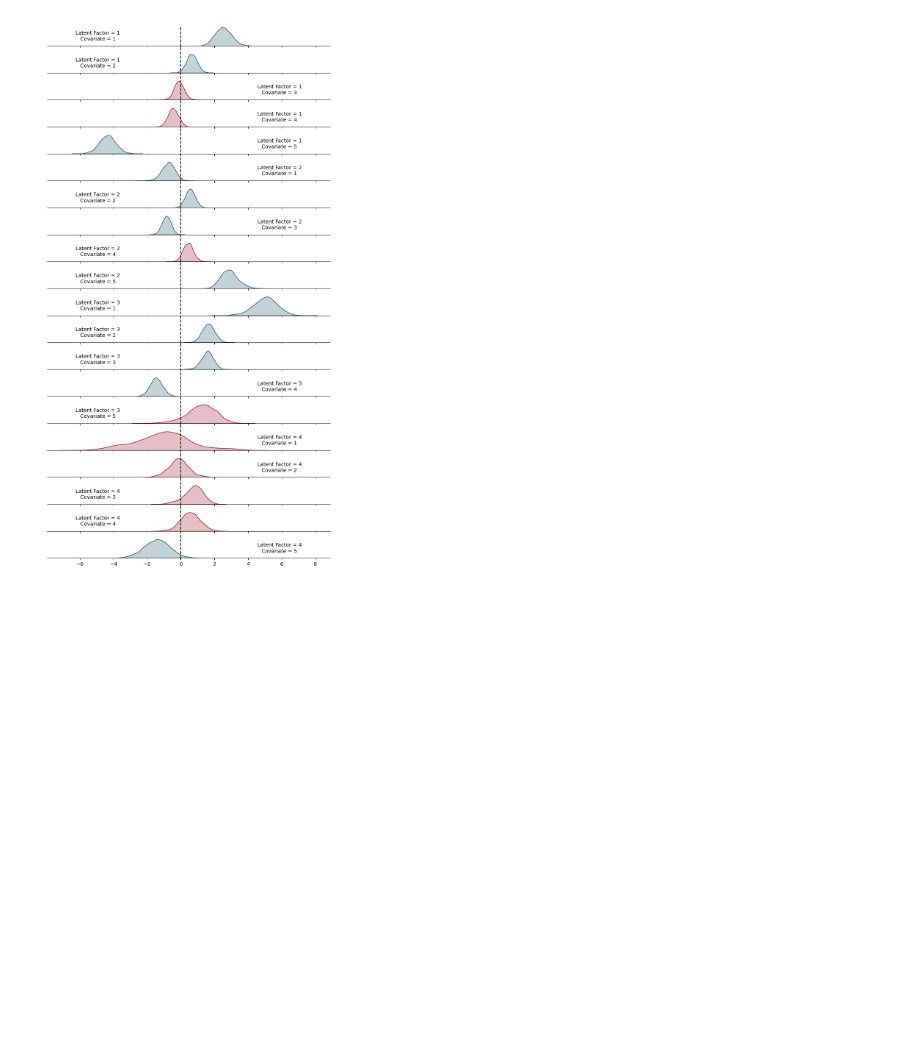
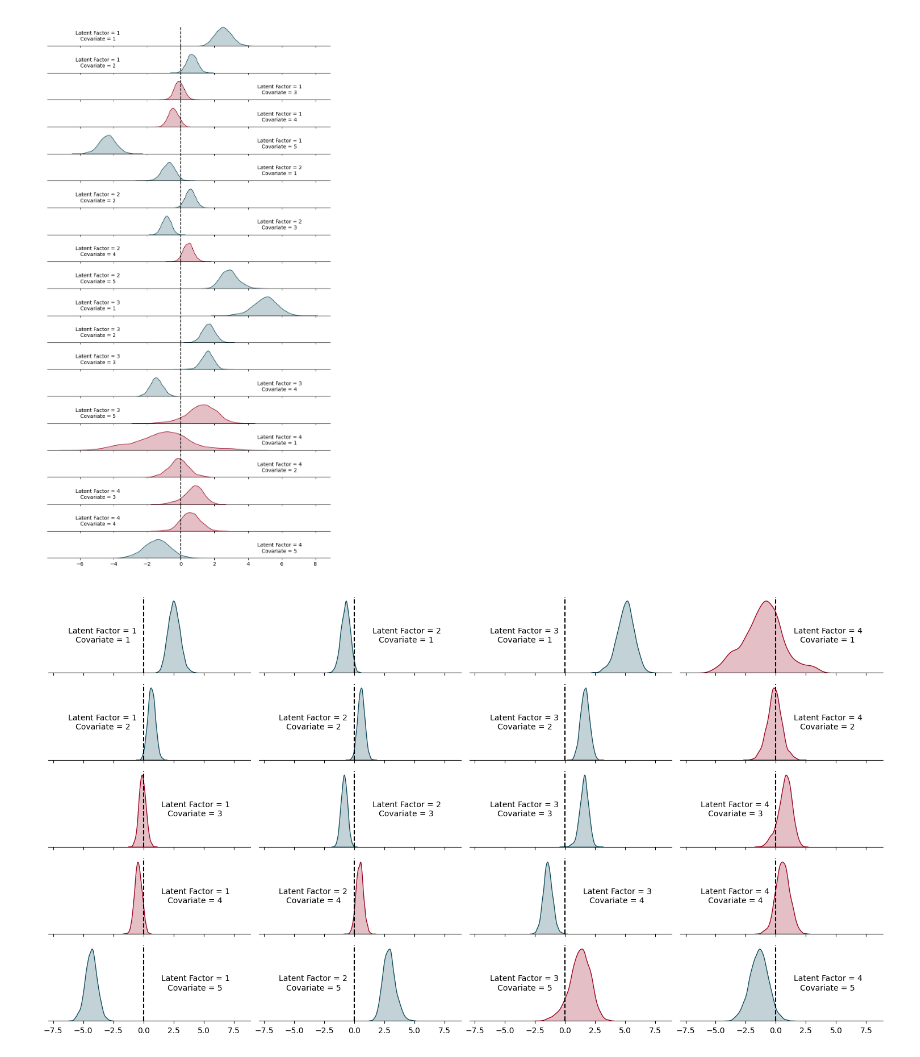
Before and after one commit to Addicted2BayesianEpistemology/bayesian_multitarget_latent_factors, a Jupyter notebook: examples/01_bspline_generated_example.ipynb, the cells around one changed output. Saved outputs shown, nothing was run; the diff lists cells and outputs as text; code cells hidden in the pictures; blank space fills up the shorter version.

```diff
--- a/examples/01_bspline_generated_example.ipynb
+++ b/examples/01_bspline_generated_example.ipynb
@@ -757,2 +136,6 @@ plot_regression_coefficients(Varimax_res_xr, grid = False)
 # %% [output]
 [figure]
+# %%
+plot_regression_coefficients(Varimax_res_xr)
+# %% [output]
+[figure, added]
```
Also changed, not shown: parts of 31 cells of this notebook, 1 other file.
